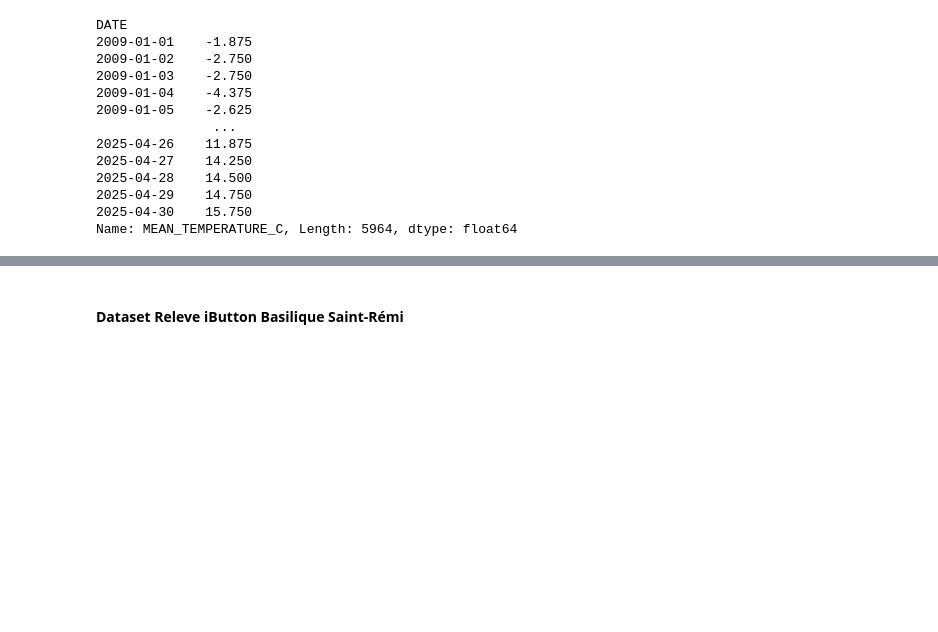
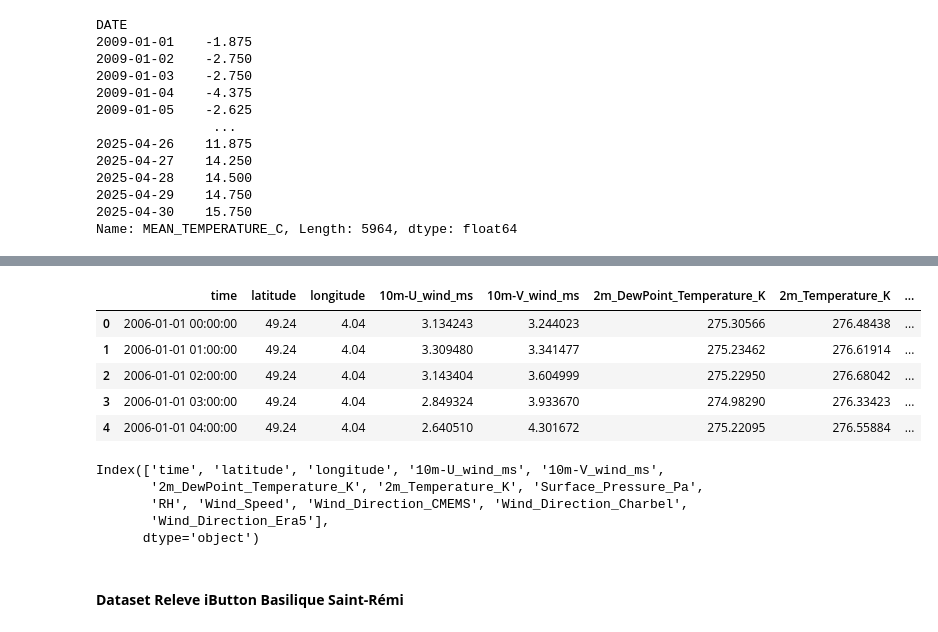
Before and after one commit to kubit07/data_analyse_DRIAS, a Jupyter notebook: bidirectional_lstm_model.ipynb, the cells around one changed output, grey strips where cells are left out. Drawn from its saved outputs; the diff is of its cells as text; code cells hidden in the pictures; blank space fills up the shorter version.

```diff
--- a/bidirectional_lstm_model.ipynb
+++ b/bidirectional_lstm_model.ipynb
@@ -263,3 +267,21 @@ data_rcp_8_5_2009_2025 = data_rcp_8_5.loc[common_index_data_rcp_8_5]
+# %%
+data_atmo = pd.read_csv('Atmo\donnees_Celine_LJ.csv')
+data_atmo.head()
+# %% [output]
+|  | time | latitude | longitude | 10m-U_wind_ms | 10m-V_wind_ms | 2m_DewPoint_Temperature_K | 2m_Temperature_K | ... |
+| 0 | 2006-01-01 00:00:00 | 49.24 | 4.04 | 3.134243 | 3.244023 | 275.30566 | 276.48438 | ... |
+| 1 | 2006-01-01 01:00:00 | 49.24 | 4.04 | 3.309480 | 3.341477 | 275.23462 | 276.61914 | ... |
+| 2 | 2006-01-01 02:00:00 | 49.24 | 4.04 | 3.143404 | 3.604999 | 275.22950 | 276.68042 | ... |
+| 3 | 2006-01-01 03:00:00 | 49.24 | 4.04 | 2.849324 | 3.933670 | 274.98290 | 276.33423 | ... |
+| 4 | 2006-01-01 04:00:00 | 49.24 | 4.04 | 2.640510 | 4.301672 | 275.22095 | 276.55884 | ... |
+# %%
+data_atmo.columns
+# %% [output]
+Index(['time', 'latitude', 'longitude', '10m-U_wind_ms', '10m-V_wind_ms',
+       '2m_DewPoint_Temperature_K', '2m_Temperature_K', 'Surface_Pressure_Pa',
+       'RH', 'Wind_Speed', 'Wind_Direction_CMEMS', 'Wind_Direction_Charbel',
+       'Wind_Direction_Era5'],
+      dtype='object')
 # %% [markdown]
 #### **Dataset Releve iButton Basilique Saint-Rémi**
 # %%
```
Also changed, not shown: parts of 7 cells of this notebook, 2 other files.
